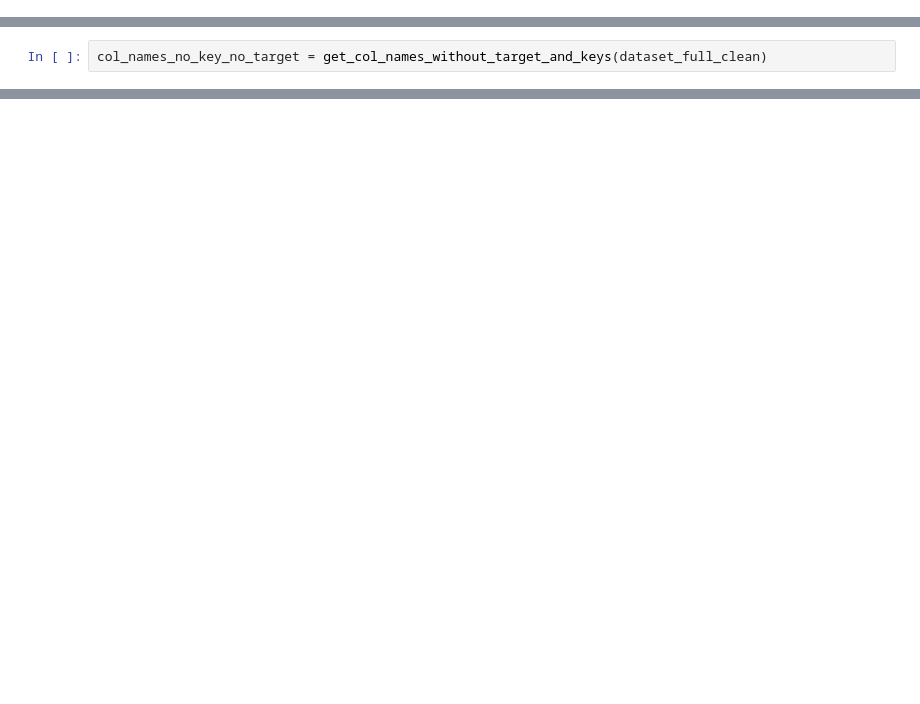
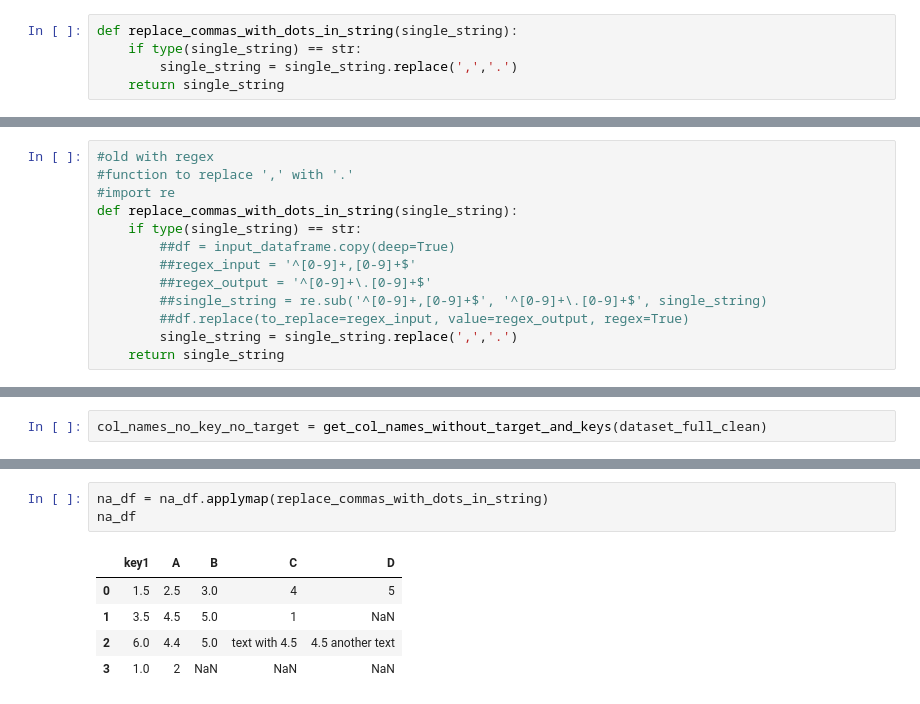
Before and after one commit to veksel1/ft_ds_case, a Jupyter notebook: ft_ds_case.ipynb, the cells around one changed output, grey strips where cells are left out. Saved outputs shown, nothing was run; the diff lists cells and outputs as text; blank space fills up the shorter version.

```diff
--- a/ft_ds_case.ipynb
+++ b/ft_ds_case.ipynb
@@ -149,0 +157,5 @@ element count:  31160
+# %%
+def replace_commas_with_dots_in_string(single_string):
+    if type(single_string) == str:
+        single_string = single_string.replace(',','.')
+    return single_string
@@ -407,5 +335,18 @@ def drop_rows_with_NA_only_and_cols_with_NA_below_threshold(input_df, key_names=
     threshold_integer = round(threshold_percent * number_of_rows)
     df = df.dropna(axis=1, thresh=threshold_integer) # droping columns that have non-NA cell count is below threshold
     return df
+# %%
+#old with regex
+#function to replace ',' with '.'
+#import re
+def replace_commas_with_dots_in_string(single_string):
+    if type(single_string) == str:
+        ##df = input_dataframe.copy(deep=True)
+        ##regex_input = '^[0-9]+,[0-9]+$'
+        ##regex_output = '^[0-9]+\.[0-9]+$'
+        ##single_string = re.sub('^[0-9]+,[0-9]+$', '^[0-9]+\.[0-9]+$', single_string)
+        ##df.replace(to_replace=regex_input, value=regex_output, regex=True)
+        single_string = single_string.replace(',','.')
+    return single_string
 # %%
 dataset_full_clean
@@ -522,0 +384,9 @@ col_names_no_key_no_target
+# %%
+na_df = na_df.applymap(replace_commas_with_dots_in_string)
+na_df
+# %% [output]
+|  | key1 | A | B | C | D |
+| 0 | 1.5 | 2.5 | 3.0 | 4 | 5 |
+| 1 | 3.5 | 4.5 | 5.0 | 1 | NaN |
+| 2 | 6.0 | 4.4 | 5.0 | text with 4.5 | 4.5 another text |
+| 3 | 1.0 | 2 | NaN | NaN | NaN |
```
Also changed, not shown: parts of 59 cells of this notebook, 2 other files.
